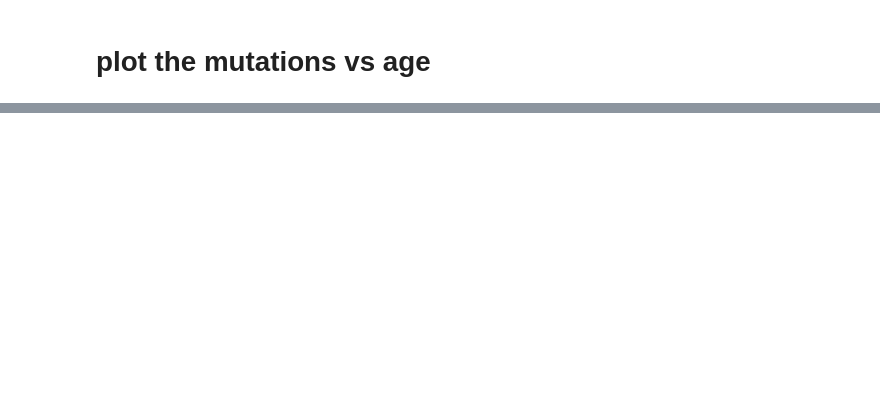
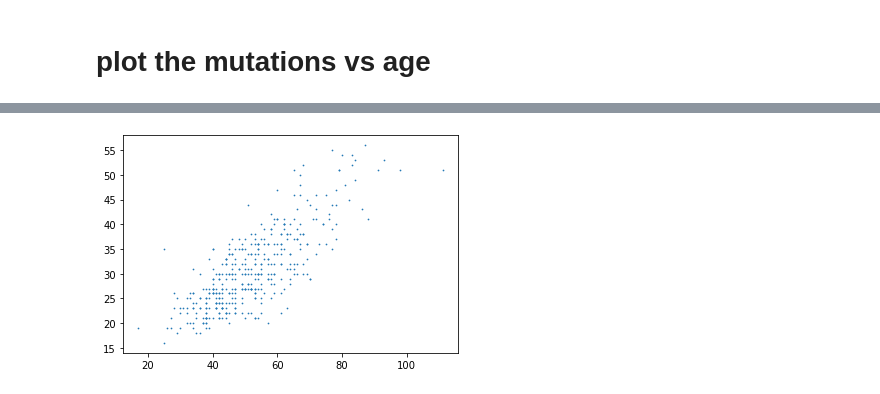
Before and after one commit to Hkhaira1/qbb2021-answers, a Jupyter notebook: day4-evening/day4hw.ipynb, the cells around one changed output, grey strips where cells are left out. Cells and saved outputs as stored; diff of their text form; code cells hidden in the pictures; blank space fills up the shorter version.

```diff
--- a/day4-evening/day4hw.ipynb
+++ b/day4-evening/day4hw.ipynb
@@ -200,0 +193,8 @@ Name: mother_muts, Length: 396, dtype: int64
+# %%
+f_x=merge1.loc[:,"father_muts"]
+f_y=merge1.loc[:,"Father_age"]
+fig,ax=plt.subplots()
+ax.scatter(f_x,f_y,s=0.5)
+plt.show()
+# %% [output]
+[figure, added]
```
Also changed, not shown: parts of 18 cells of this notebook.
